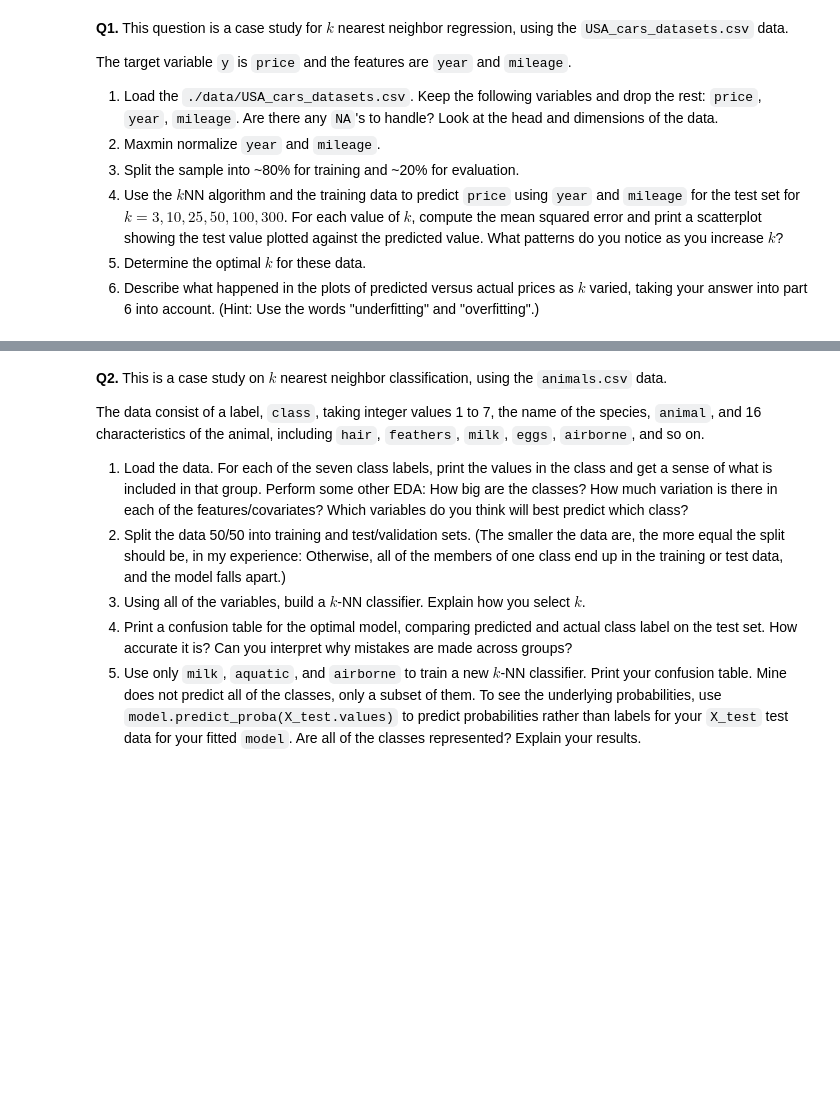
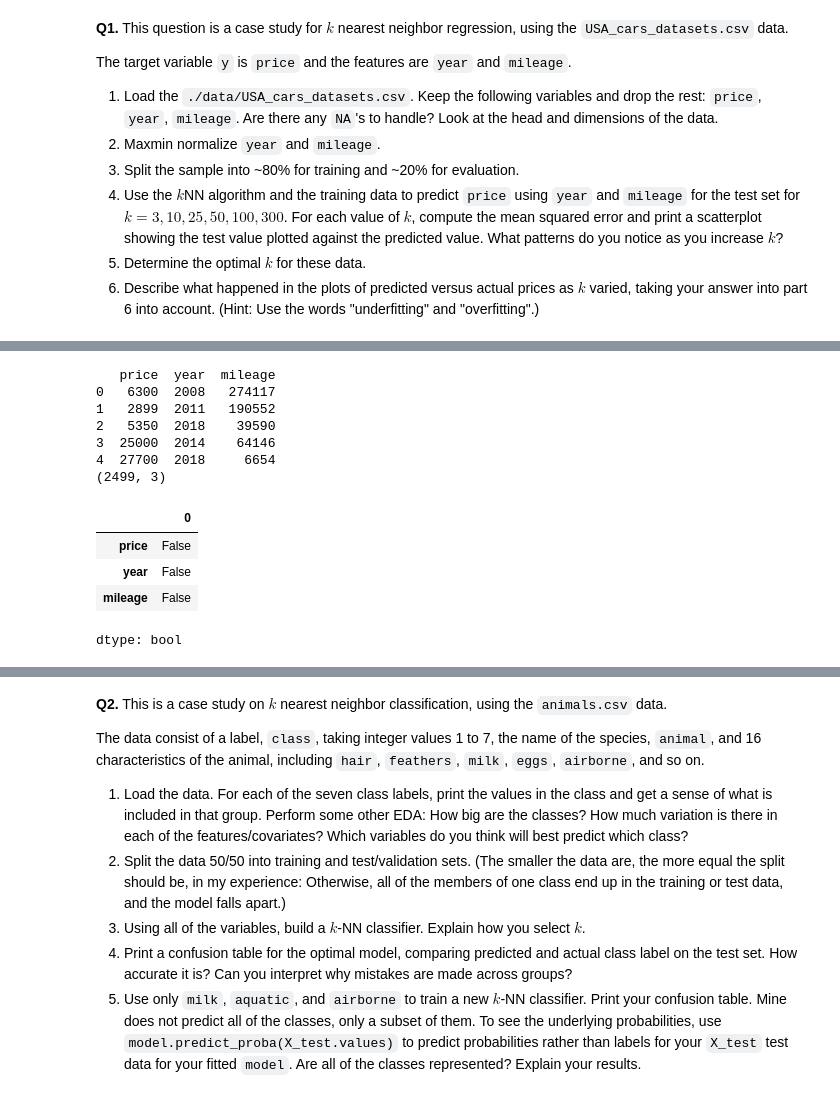
Before and after one commit to benshults22/knn, a Jupyter notebook: assignment/assignment_knn.ipynb, the cells around one changed output, grey strips where cells are left out. Drawn from its saved outputs; the diff is of its cells as text; code cells hidden in the pictures; blank space fills up the shorter version.

```diff
--- a/assignment/assignment_knn.ipynb
+++ b/assignment/assignment_knn.ipynb
@@ -37,0 +54,22 @@ The target variable `y` is `price` and the features are `year` and `mileage`.
+# %%
+file_path = r"USA_cars_datasets.csv"
+df = pd.read_csv(file_path)
+# %%
+df=df[["price", "year", "mileage"]]
+print(df.head())
+print(df.shape)
+df.isna().any()
+#There aren't any NAs
+# %% [output]
+   price  year  mileage
+0   6300  2008   274117
+1   2899  2011   190552
+2   5350  2018    39590
+3  25000  2014    64146
+4  27700  2018     6654
+(2499, 3)
+|  | 0 |
+| price | False |
+| year | False |
+| mileage | False |
+dtype: bool
```
Also changed, not shown: parts of 27 cells of this notebook.
